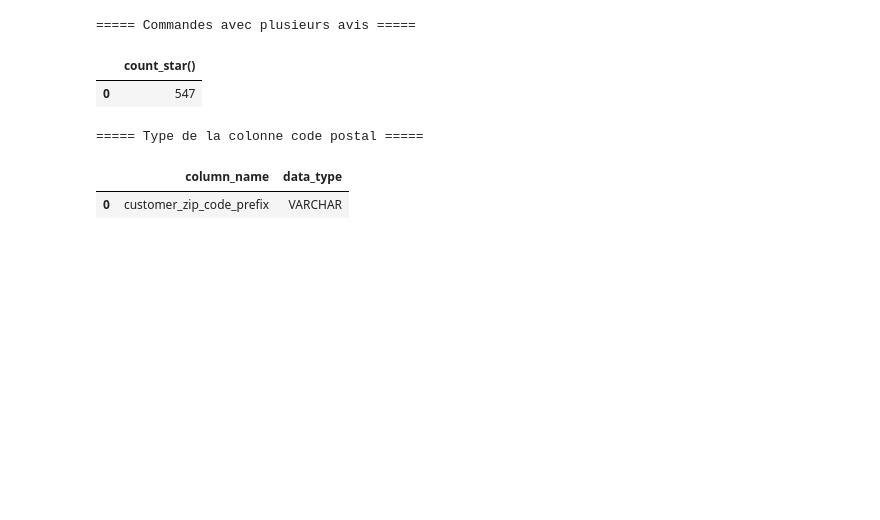
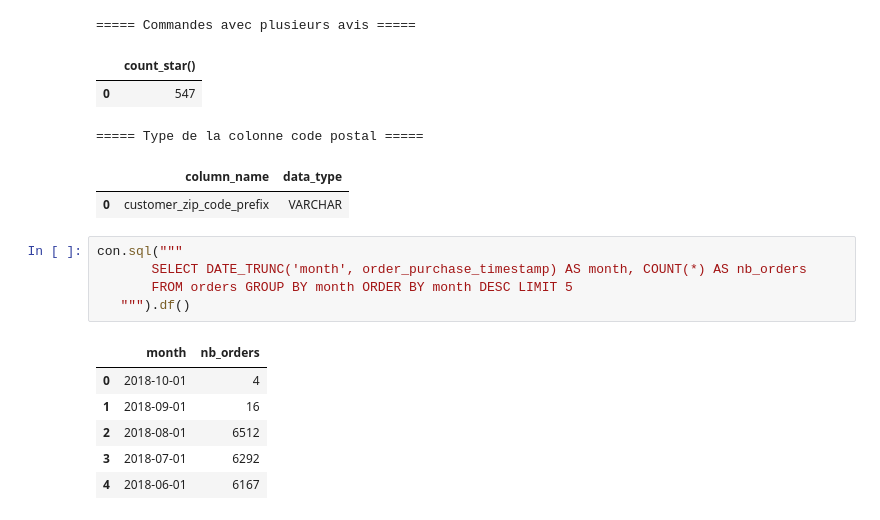
Before and after one commit to QuiterieGuignard/agents_talk_to_your_data, a Jupyter notebook: notebook/02_sql.ipynb, the cells around one changed output. Cells and saved outputs as stored; diff of their text form; blank space fills up the shorter version.

```diff
--- a/notebook/02_sql.ipynb
+++ b/notebook/02_sql.ipynb
@@ -151,3 +151,15 @@ for titre, requete in verifs.items():
 ===== Type de la colonne code postal =====
 |  | column_name | data_type |
 | 0 | customer_zip_code_prefix | VARCHAR |
+# %%
+con.sql("""
+       SELECT DATE_TRUNC('month', order_purchase_timestamp) AS month, COUNT(*) AS nb_orders
+       FROM orders GROUP BY month ORDER BY month DESC LIMIT 5
+   """).df()
+# %% [output]
+|  | month | nb_orders |
+| 0 | 2018-10-01 | 4 |
+| 1 | 2018-09-01 | 16 |
+| 2 | 2018-08-01 | 6512 |
+| 3 | 2018-07-01 | 6292 |
+| 4 | 2018-06-01 | 6167 |
```
Also changed, not shown: parts of 1 cell of this notebook, 3 other files.
